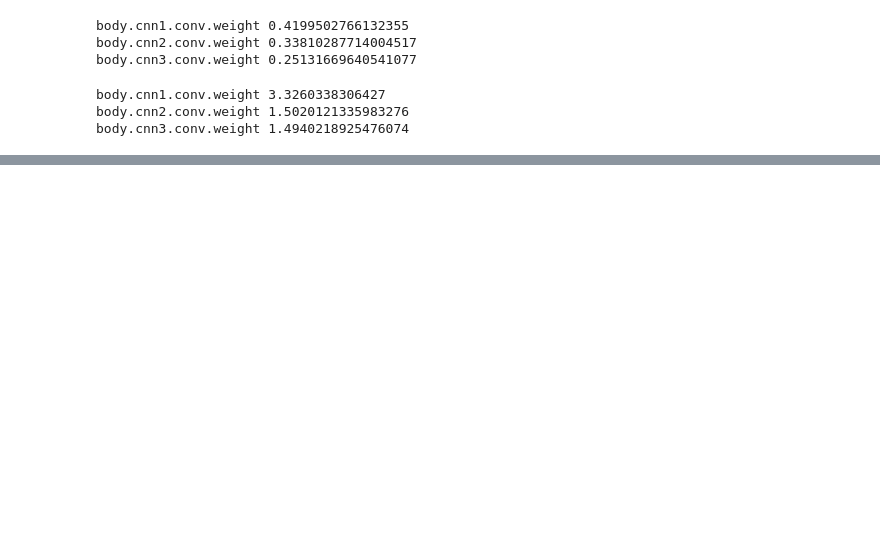
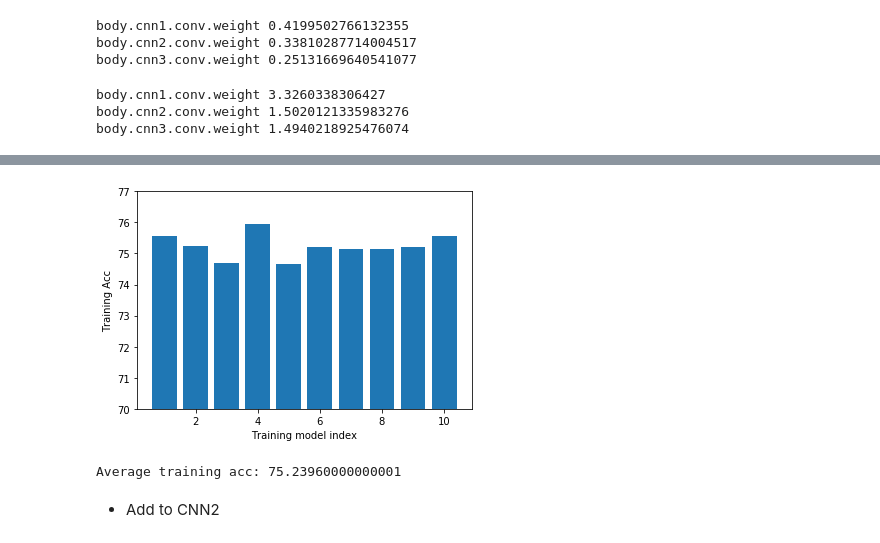
Before and after one commit to lindsey98/FYP, a Jupyter notebook: ResidualLoss/Visualize_gradient_contradict.ipynb, the cells around one changed output, grey strips where cells are left out. Cells and saved outputs as stored; diff of their text form; code cells hidden in the pictures; blank space fills up the shorter version.

```diff
--- a/ResidualLoss/Visualize_gradient_contradict.ipynb
+++ b/ResidualLoss/Visualize_gradient_contradict.ipynb
@@ -316,3 +330,0 @@ body.cnn3.conv.weight 1.4940218925476074
-# %%
-checkpoint = 'checkpoints/CIFAR17-CIFAR10-model{}/999.pt'.format(trail)
-pretrain = torch.load(checkpoint)
@@ -338,0 +335,14 @@ tensor([[[[ 3.5619e-01,  3.7764e-01, -1.1988e-01],
+# %%
+model_name = 'CIFAR17_add1'
+# initialize model
+model = KNOWN_MODELS[model_name]()
+model = model.to(device)
+# %%
+# training acc
+training_acc_list = []
+for trail in range(1, 11):
+    checkpoint = 'checkpoints/CIFAR17_add1-CIFAR10-model{}/999.pt'.format(trail)
+    model.load_state_dict(torch.load(checkpoint))
+    print('Trail {}'.format(str(trail)))
+    train_acc = test(model, train_data_loader, criterion=nn.CrossEntropyLoss())
+    training_acc_list.append(train_acc)
@@ -338,0 +379,14 @@ tensor([[[[ 3.5619e-01,  3.7764e-01, -1.1988e-01],
+# %%
+plt.bar(range(1, 11), height=training_acc_list)
+plt.ylim(bottom=70, top=77)
+plt.xlabel('Training model index')
+plt.ylabel('Training Acc')
+plt.show()
+# %% [output]
+[figure, added]
+# %%
+print('Average training acc: {}'.format(np.mean(training_acc_list)))
+# %% [output]
+Average training acc: 75.23960000000001
+# %% [markdown]
+- Add to CNN2
```
Also changed, not shown: parts of 35 cells of this notebook, 1 other file.
